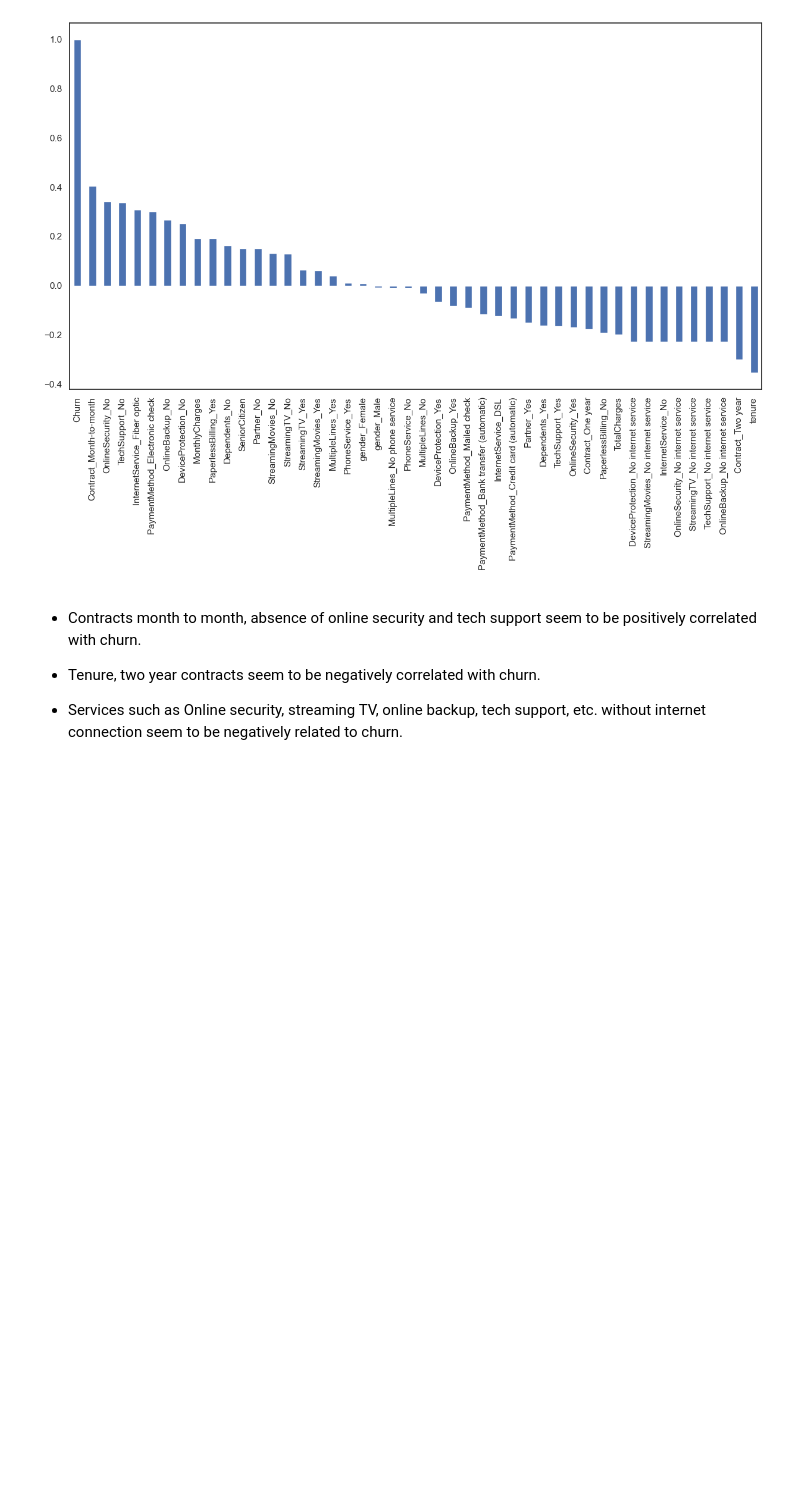
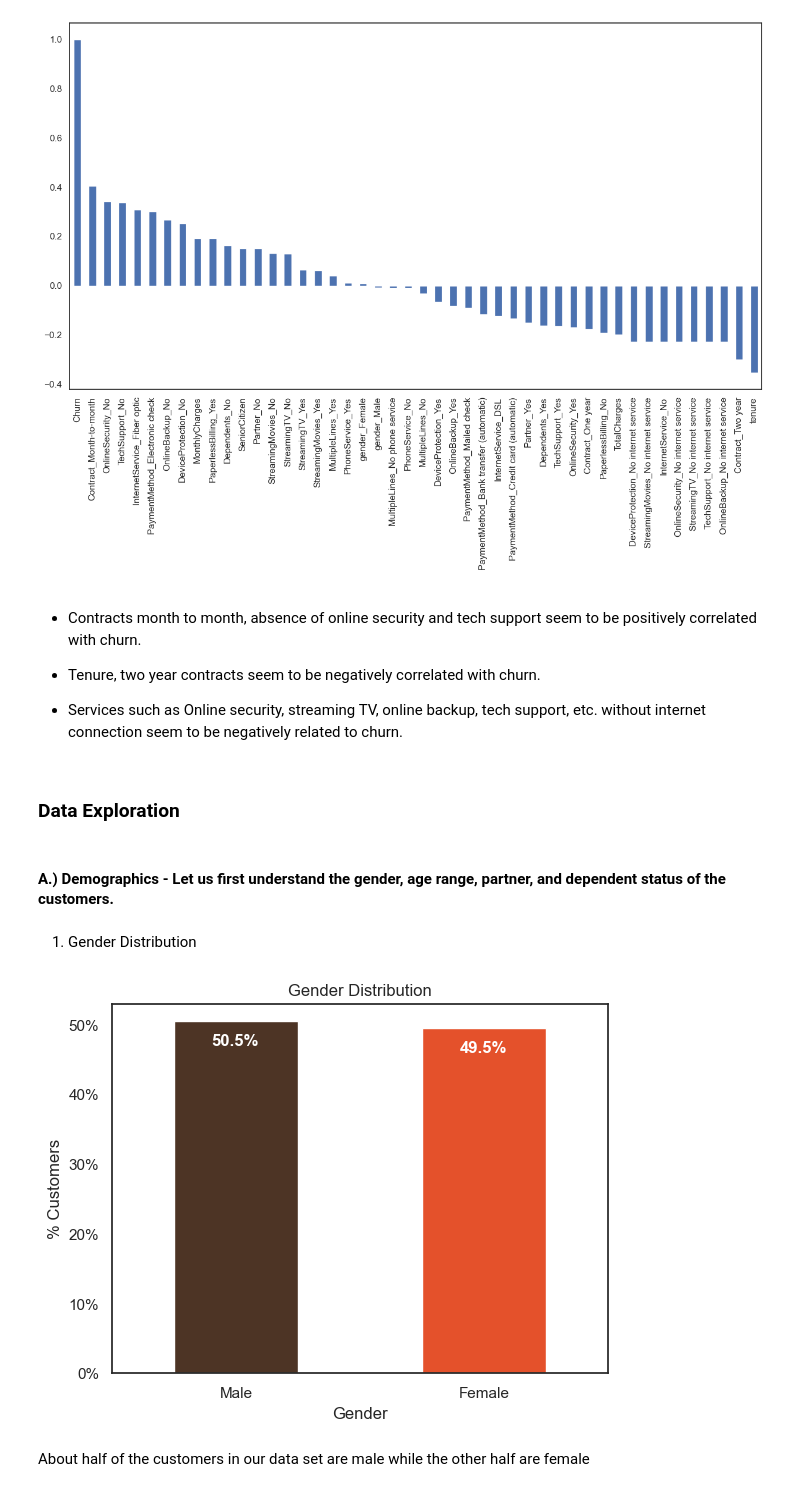
Before and after one commit to AmirMotefaker/Sales-Data-Analysis, a Jupyter notebook: Customer Churn Prediction/Customer Churn Prediction - Telecom/Customer Churn Prediction - Telecom.ipynb, the cells around one changed output. Drawn from its saved outputs; the diff is of its cells as text; code cells hidden in the pictures; blank space fills up the shorter version.

Commit message:
Update Customer Churn Prediction - Telecom

```diff
--- a/Customer Churn Prediction/Customer Churn Prediction - Telecom/Customer Churn Prediction - Telecom.ipynb
+++ b/Customer Churn Prediction/Customer Churn Prediction - Telecom/Customer Churn Prediction - Telecom.ipynb
@@ -135,3 +135,42 @@ df_dummies.corr()['Churn'].sort_values(ascending = False).plot(kind='bar')
 - Tenure, two year contracts seem to be negatively correlated with churn.
 
 - Services such as Online security, streaming TV, online backup, tech support, etc. without internet connection seem to be negatively related to churn.
+# %% [markdown]
+### Data Exploration
+# %% [markdown]
+#### A.) Demographics - Let us first understand the gender, age range, partner, and dependent status of the customers.
+# %% [markdown]
+1. Gender Distribution
+# %%
+colors = ['#4D3425','#E4512B']
+ax = (data['gender'].value_counts()*100.0 /len(data)).plot(kind='bar',
+                                                                           stacked = True,
+                                                                          rot = 0,
+                                                                          color = colors)
+ax.yaxis.set_major_formatter(mtick.PercentFormatter())
+ax.set_ylabel('% Customers')
+ax.set_xlabel('Gender')
+ax.set_ylabel('% Customers')
+ax.set_title('Gender Distribution')
+
+# create a list to collect the plt.patches data
+totals = []
+
+# find the values and append to list
+for i in ax.patches:
+    totals.append(i.get_width())
+
+# set individual bar lables using above list
+total = sum(totals)
+
+for i in ax.patches:
+    # get_width pulls left or right; get_y pushes up or down
+    ax.text(i.get_x()+.15, i.get_height()-3.5, \
+            str(round((i.get_height()/total), 1))+'%',
+            fontsize=12,
+            color='white',
+           weight = 'bold')
+# %% [output]
+[figure, added]
+# %% [markdown]
+About half of the customers in our data set are male while the other half are female
```
